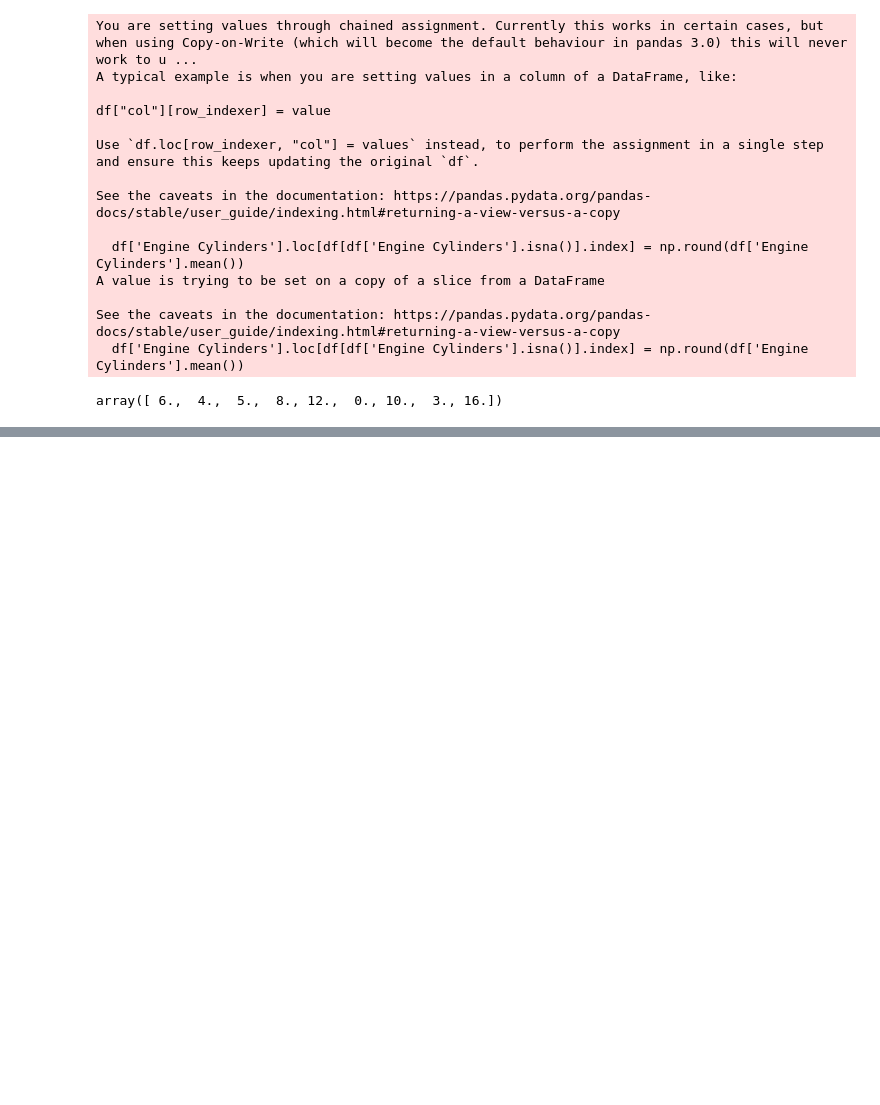
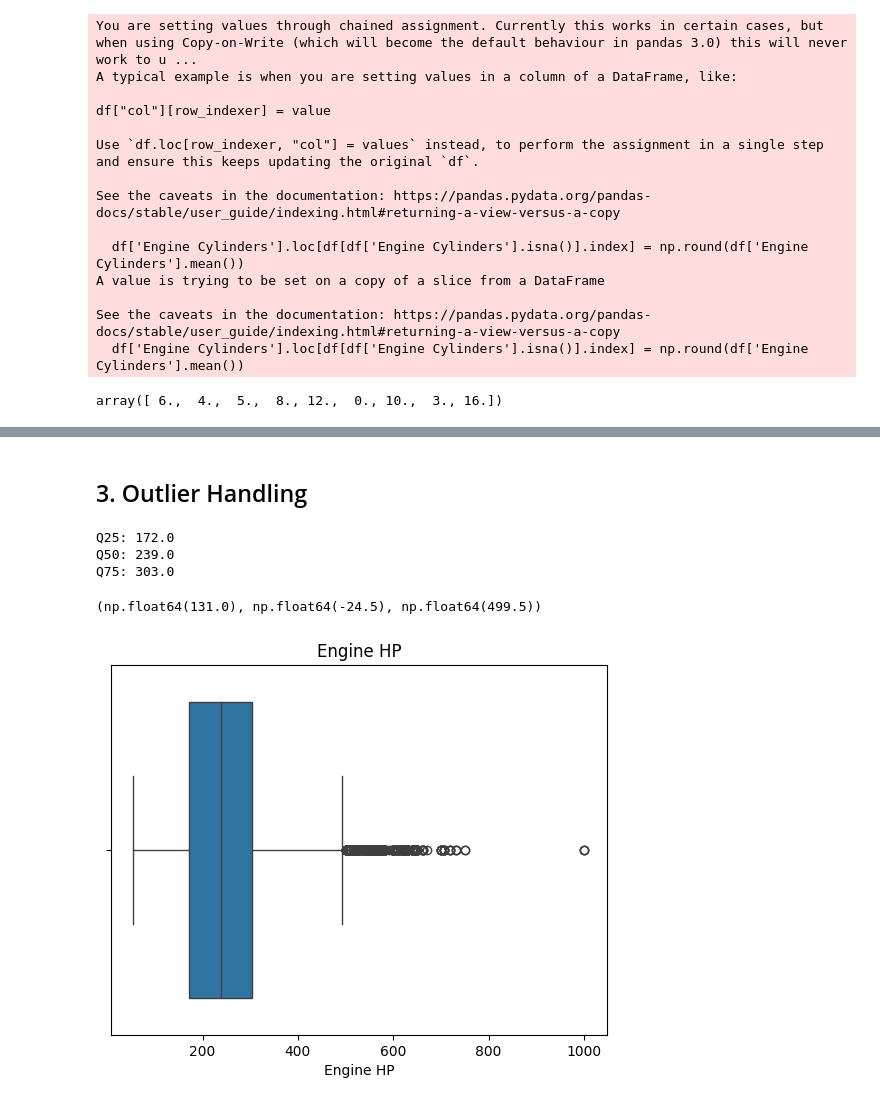
Before and after one commit to RDC28/ds-notes, a Jupyter notebook: EDA/eda.ipynb, the cells around one changed output, grey strips where cells are left out. Saved outputs shown, nothing was run; the diff lists cells and outputs as text; code cells hidden in the pictures; blank space fills up the shorter version.

```diff
--- a/EDA/eda.ipynb
+++ b/EDA/eda.ipynb
@@ -110,0 +158,3 @@ array([ 6.,  4.,  5.,  8., 12.,  0., 10.,  3., 16.])
+# %%
+df.reset_index(drop = True, inplace = True)
+df.tail()
@@ -130,0 +199,4 @@ memory usage: 1.5+ MB
+# %%
+df.drop_duplicates(inplace = True)
+df.reset_index(drop = True, inplace = True)
+df.tail()
@@ -130,0 +210,38 @@ memory usage: 1.5+ MB
+# %% [markdown]
+## 3. Outlier Handling
+# %%
+# checking quartile values.
+
+print(f'Q25: {df['Engine HP'].quantile(0.25)}')
+print(f'Q50: {df['Engine HP'].quantile(0.50)}')
+print(f'Q75: {df['Engine HP'].quantile(0.75)}')
+# %% [output]
+Q25: 172.0
+Q50: 239.0
+Q75: 303.0
+# %%
+# Box Plot Method requires the following:
+# 1. IQR(InterQuartile Range): Q3 - Q1
+# 2. Lower Bound: Q1 - IQR * 1.5
+# 2. Upper Bound: Q3 + IQR * 1.5
+
+# for df['Engine HP']
+q1 = df['Engine HP'].quantile(0.25)
+q3 = df['Engine HP'].quantile(0.75)
+
+iqr = q3 - q1
+lower_outliers = q1 - iqr * 1.5
+upper_outliers = q3 + iqr * 1.5
+
+iqr, lower_outliers, upper_outliers
+# %% [output]
+(np.float64(131.0), np.float64(-24.5), np.float64(499.5))
+# %%
+import seaborn as sns
+from matplotlib import pyplot as plt
+
+sns.boxplot(df, x = 'Engine HP')
+plt.title('Engine HP')
+plt.show()
+# %% [output]
+[figure, added]
```
Also changed, not shown: parts of 13 cells of this notebook.
